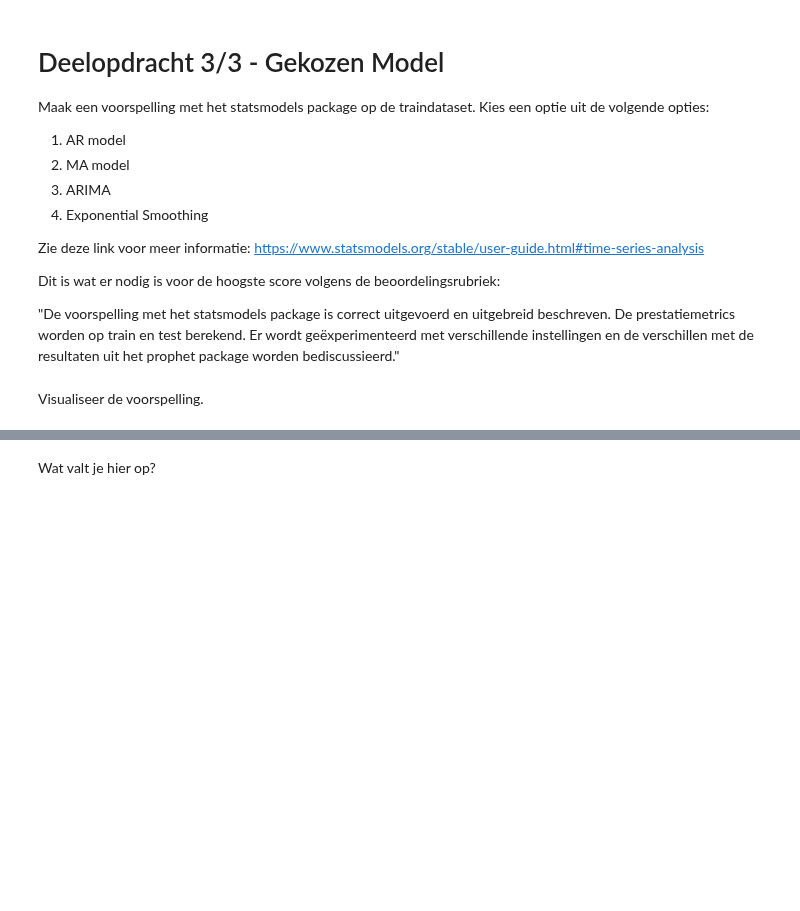
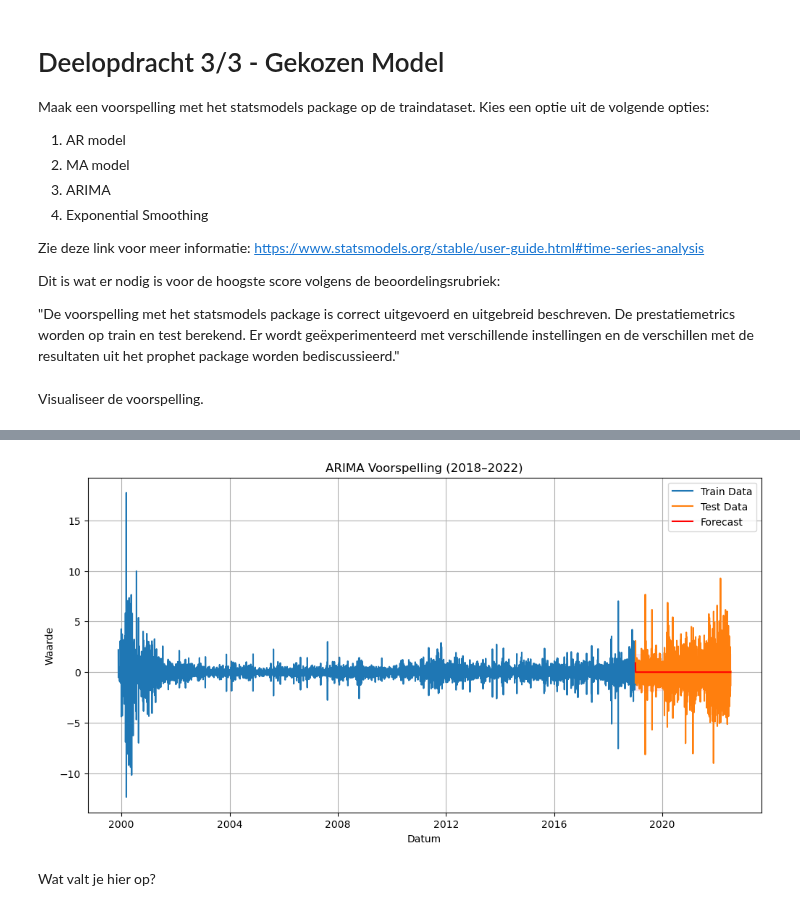
Before and after one commit to yanj27/Smart_Industry, a Jupyter notebook: Data Mining/Opdracht 4/Data Mining - Opdracht 4 (Tijdreeksen).ipynb, the cells around one changed output, grey strips where cells are left out. Cells and saved outputs as stored; diff of their text form; code cells hidden in the pictures; blank space fills up the shorter version.

```diff
--- a/Data Mining/Opdracht 4/Data Mining - Opdracht 4 (Tijdreeksen).ipynb
+++ b/Data Mining/Opdracht 4/Data Mining - Opdracht 4 (Tijdreeksen).ipynb
@@ -237,0 +226,6 @@ Ja, vergelijkbaar met de trend: alleen Dividend en Stock Splits hebben geen Auto
+# %%
+data_filtered = data_filtered.sort_index() # Sorteren op chronologische volgorde voor de zekerheid
+train, test = data_filtered.loc[:'2018'], data_filtered.loc['2018':] # We zetten hier de afkappunt bij 2018
+
+X_train, X_test = df_diff.iloc[:len(train)], df_diff.iloc[len(train):]
+print(f'Lengte van Train: {len(X_train)}, lengte van test: {len(X_test)}')
@@ -281,4 +279,6 @@ Dit is wat er nodig is voor de hoogste score volgens de beoordelingsrubriek:
 # %% [markdown]
 Visualiseer de voorspelling.
 # %%
-(code cell)
+model = ARIMA(X_train, order=(0, 1, 2))  # p=0 (geen AR), d=1 (first difference), q=2 (startpunt volgens lags)
+result = model.fit()
+print(result.summary())
@@ -285,3 +303,28 @@ Visualiseer de voorspelling.
+# %%
+n_test = len(X_test)
+forecast = result.get_forecast(steps=n_test)
+pred_mean = forecast.predicted_mean
+conf_int = forecast.conf_int()
+
+plt.figure(figsize=(12,6))
+plt.plot(X_train.index, X_train, label='Train Data')
+plt.plot(X_test.index, X_test, label='Test Data')
+plt.plot(pred_mean.index, pred_mean, label='Forecast', color='red')
+
+# Confidence interval
+plt.fill_between(pred_mean.index,
+                 conf_int.iloc[:, 0],
+                 conf_int.iloc[:, 1],
+                 color='pink', alpha=0.3)
+
+plt.title('ARIMA Voorspelling (2018–2022)')
+plt.xlabel('Datum')
+plt.ylabel('Waarde')
+plt.legend()
+plt.grid(True)
+plt.show()
+# %% [output]
+[figure, added]
 # %% [markdown]
 Wat valt je hier op?
 # %% [markdown]
```
Also changed, not shown: parts of 10 cells of this notebook.
